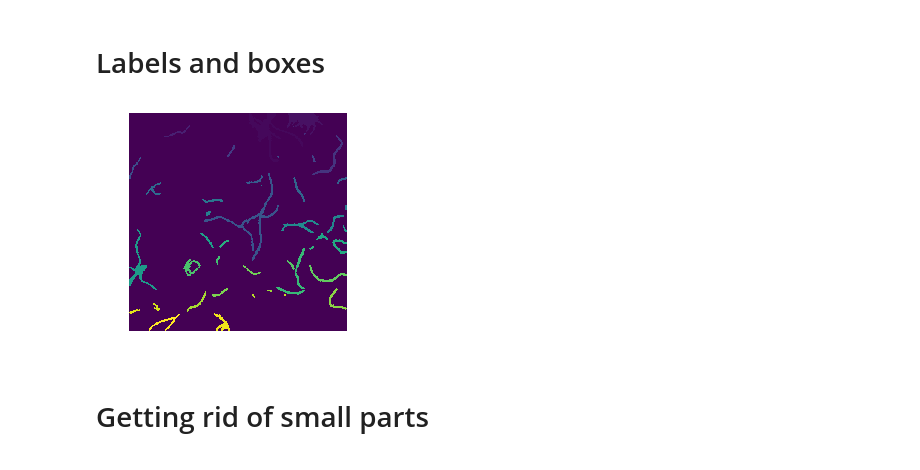
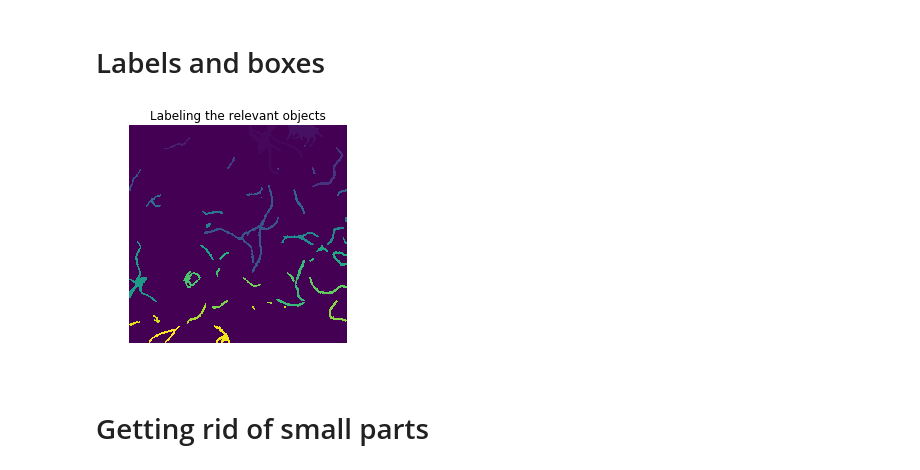
Before and after one commit to Rodrigo163/Personal-Projects, a Jupyter notebook: Image Segmentation/Presentable.ipynb, the cells around one changed output. Saved outputs shown, nothing was run; the diff lists cells and outputs as text; code cells hidden in the pictures.

```diff
--- a/Image Segmentation/Presentable.ipynb
+++ b/Image Segmentation/Presentable.ipynb
@@ -129,14 +138,16 @@ im_show(multi_final)
 # %%
 #to see how labels work
 #https://docs.scipy.org/doc/scipy/reference/generated/scipy.ndimage.label.html
 labels, nobjects = ndi.label(multi_final)
 nobjects
 boxes = ndi.find_objects(labels)
 plt.imshow(labels)
+plt.title('Labeling the relevant objects')
 plt.axis('off')
+plt.savefig('labeling.PNG', dpi=150)
 plt.show()
 # %% [output]
-[figure, old version]
+[figure, new version]
 # %% [markdown]
 # Getting rid of small parts
 # %%
```
Also changed, not shown: parts of 19 cells of this notebook, 19 other files.
